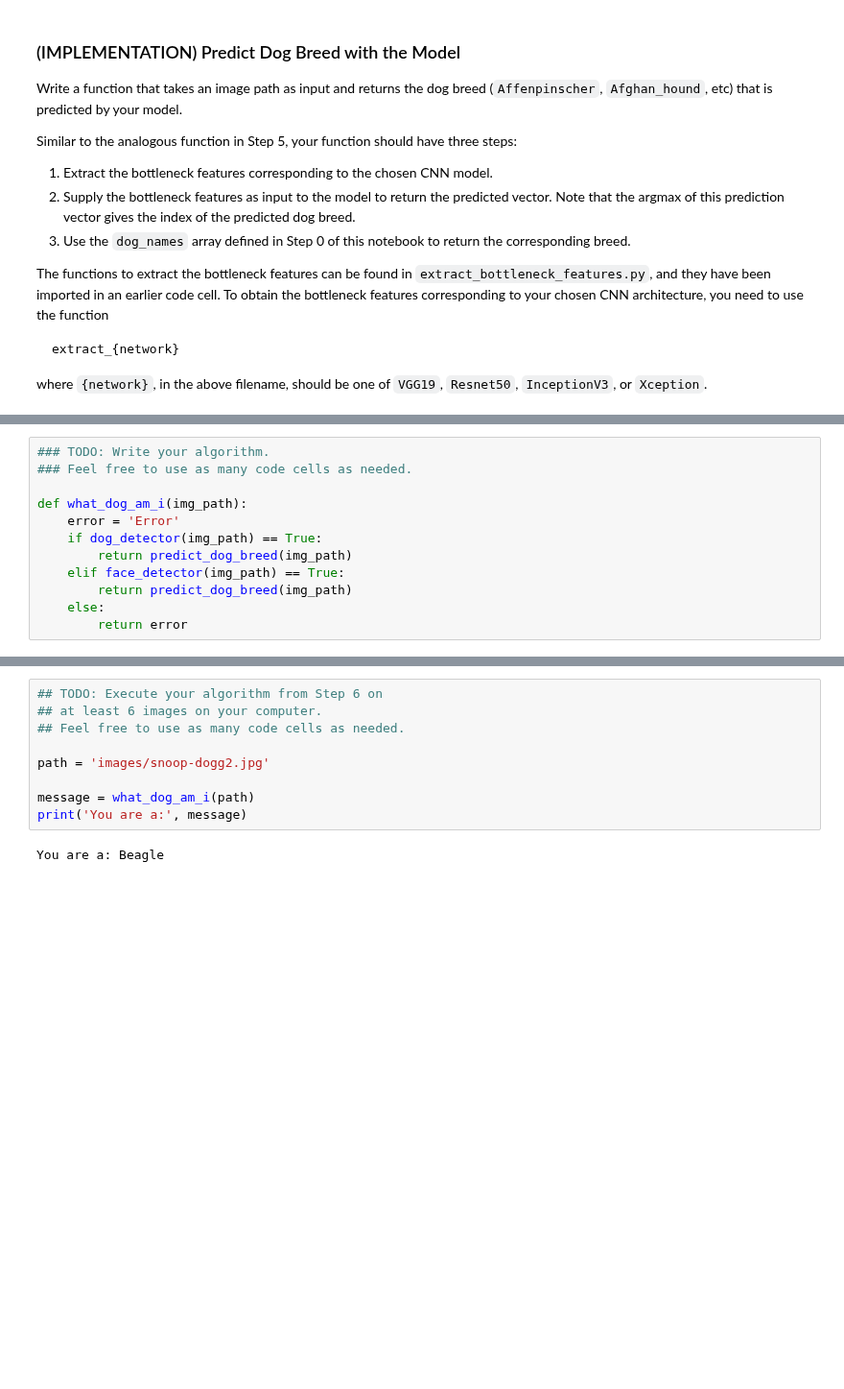
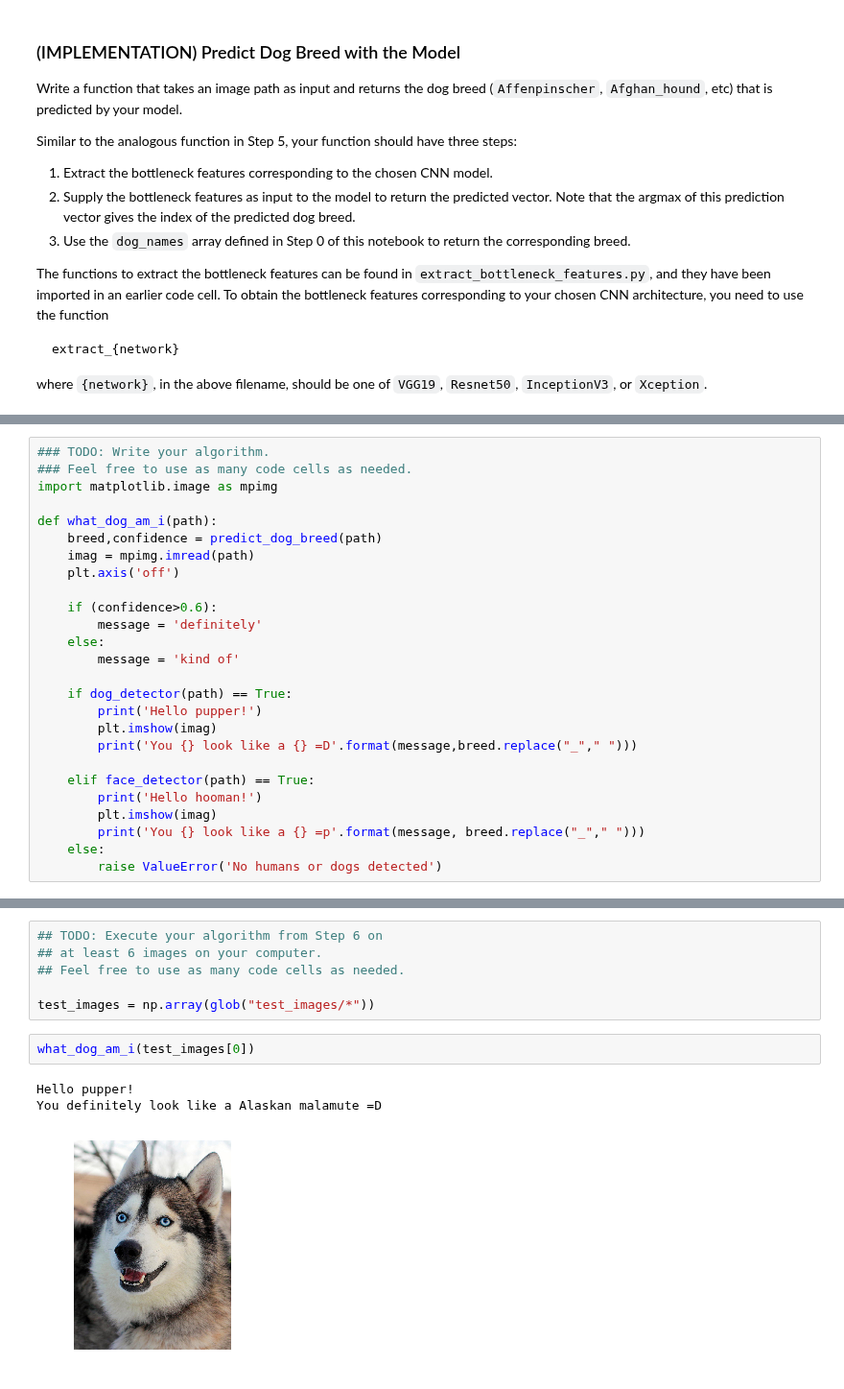
Before and after one commit to udacity/dog-project, a Jupyter notebook: dog_app.ipynb, the cells around one changed output, grey strips where cells are left out. Shown at 96% size. Cells and saved outputs as stored; diff of their text form; blank space fills up the shorter version.

```diff
--- a/dog_app.ipynb
+++ b/dog_app.ipynb
@@ -748,15 +785,29 @@ Some sample output for our algorithm is provided below, but feel free to design
 
 
 ### (IMPLEMENTATION) Write your Algorithm
-# %%
-### TODO: Write your algorithm.
-### Feel free to use as many code cells as needed.
-
-def what_dog_am_i(img_path):
-    error = 'Error'
-    if dog_detector(img_path) == True:
-        return predict_dog_breed(img_path)
-    elif face_detector(img_path) == True:
-        return predict_dog_breed(img_path)
-    else:
-        return error
+# %%
+### TODO: Write your algorithm.
+### Feel free to use as many code cells as needed.
+import matplotlib.image as mpimg
+
+def what_dog_am_i(path):
+    breed,confidence = predict_dog_breed(path)
+    imag = mpimg.imread(path)
+    plt.axis('off')
+
+    if (confidence>0.6):
+        message = 'definitely'
+    else:
+        message = 'kind of'
+
+    if dog_detector(path) == True:
+        print('Hello pupper!')
+        plt.imshow(imag)
+        print('You {} look like a {} =D'.format(message,breed.replace("_"," ")))
+
+    elif face_detector(path) == True:
+        print('Hello hooman!')
+        plt.imshow(imag)
+        print('You {} look like a {} =p'.format(message, breed.replace("_"," ")))
+    else:
+        raise ValueError('No humans or dogs detected')
@@ -779,9 +838,10 @@ __Answer:__
 ## at least 6 images on your computer.
 ## Feel free to use as many code cells as needed.
 
-path = 'images/snoop-dogg2.jpg'
-
-message = what_dog_am_i(path)
-print('You are a:', message)
+test_images = np.array(glob("test_images/*"))
-# %% [output]
-You are a: Beagle
+# %%
+what_dog_am_i(test_images[0])
+# %% [output]
+Hello pupper!
+You definitely look like a Alaskan malamute =D
+[figure, added]
```
Also changed, not shown: parts of 26 cells of this notebook.
